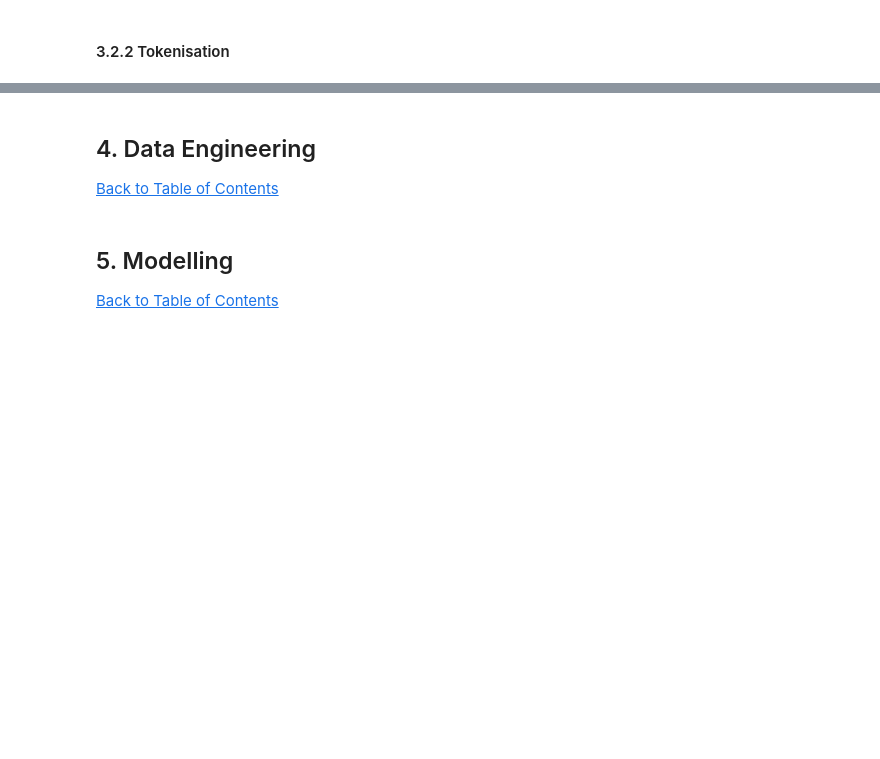
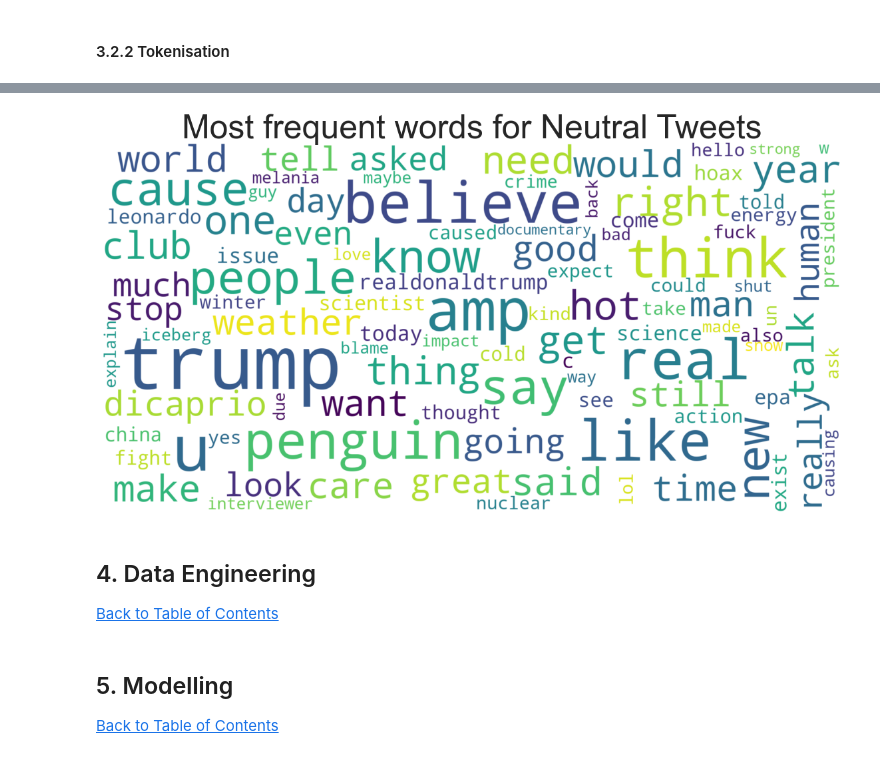
Before and after one commit to RogerA11/Team-GM4-classification-predict, a Jupyter notebook: Alette Baloyi/edsa_climate_change_belief_analysis_2022.ipynb, the cells around one changed output, grey strips where cells are left out. Drawn from its saved outputs; the diff is of its cells as text; code cells hidden in the pictures; blank space fills up the shorter version.

```diff
--- a/Alette Baloyi/edsa_climate_change_belief_analysis_2022.ipynb
+++ b/Alette Baloyi/edsa_climate_change_belief_analysis_2022.ipynb
@@ -315,3 +367,17 @@ df_train.tail()
+# %%
+neutral_df_wc= pd.Series(neutral_df['message_clean']).str.cat(sep=' ')   #This creates a list of single strings to generate the wordcloud.
+
+wordcloud_1 = WordCloud(width=2000,height=1000,max_font_size=200,max_words=100,stopwords=stopwords_plus,
+                       collocations = False, background_color = 'white').generate(neutral_df_wc)
+
+
+plt.figure(figsize=(20,20))
+plt.imshow(wordcloud_1, interpolation="bilinear")
+plt.title('Most frequent words for Neutral Tweets', fontsize=50)
+plt.axis("off")
+plt.show()
+# %% [output]
+[figure, added]
 # %% [markdown]
 <a id="four"></a>
 ## 4. Data Engineering
```
Also changed, not shown: parts of 38 cells of this notebook.
